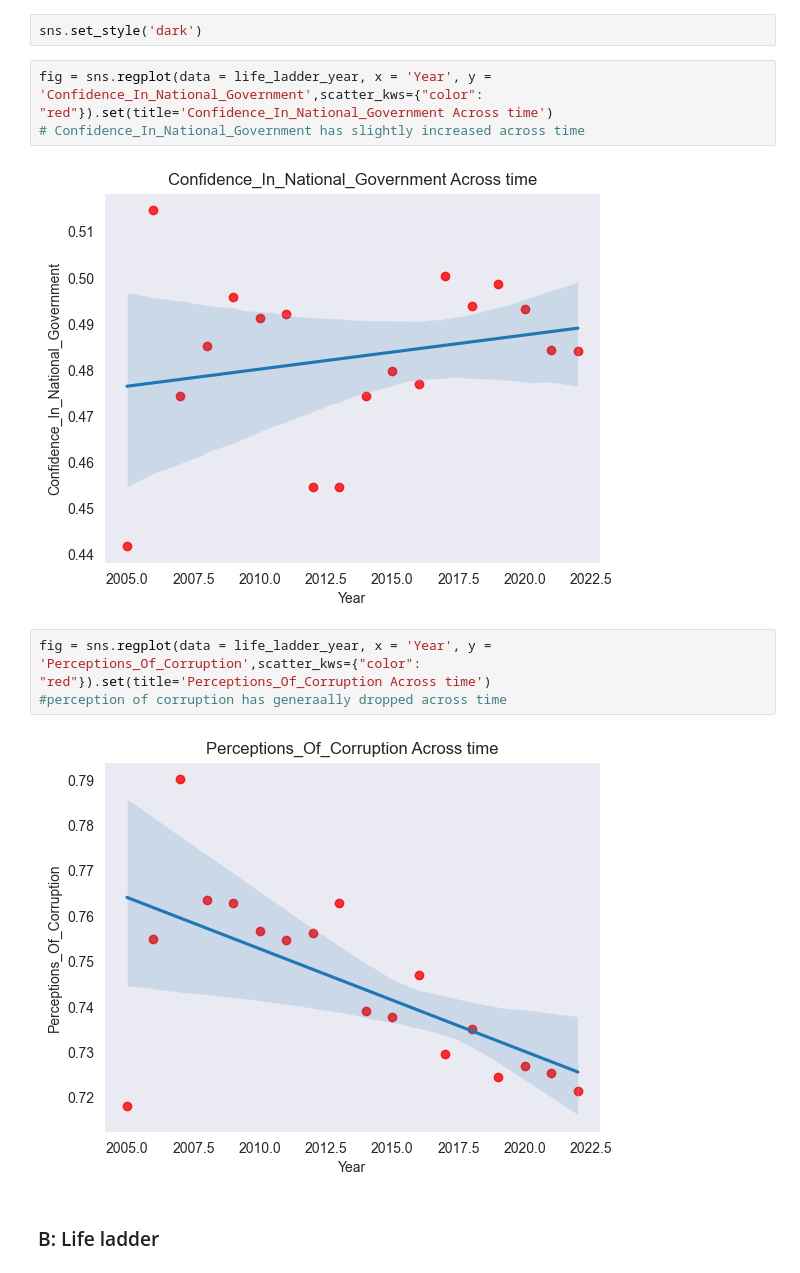
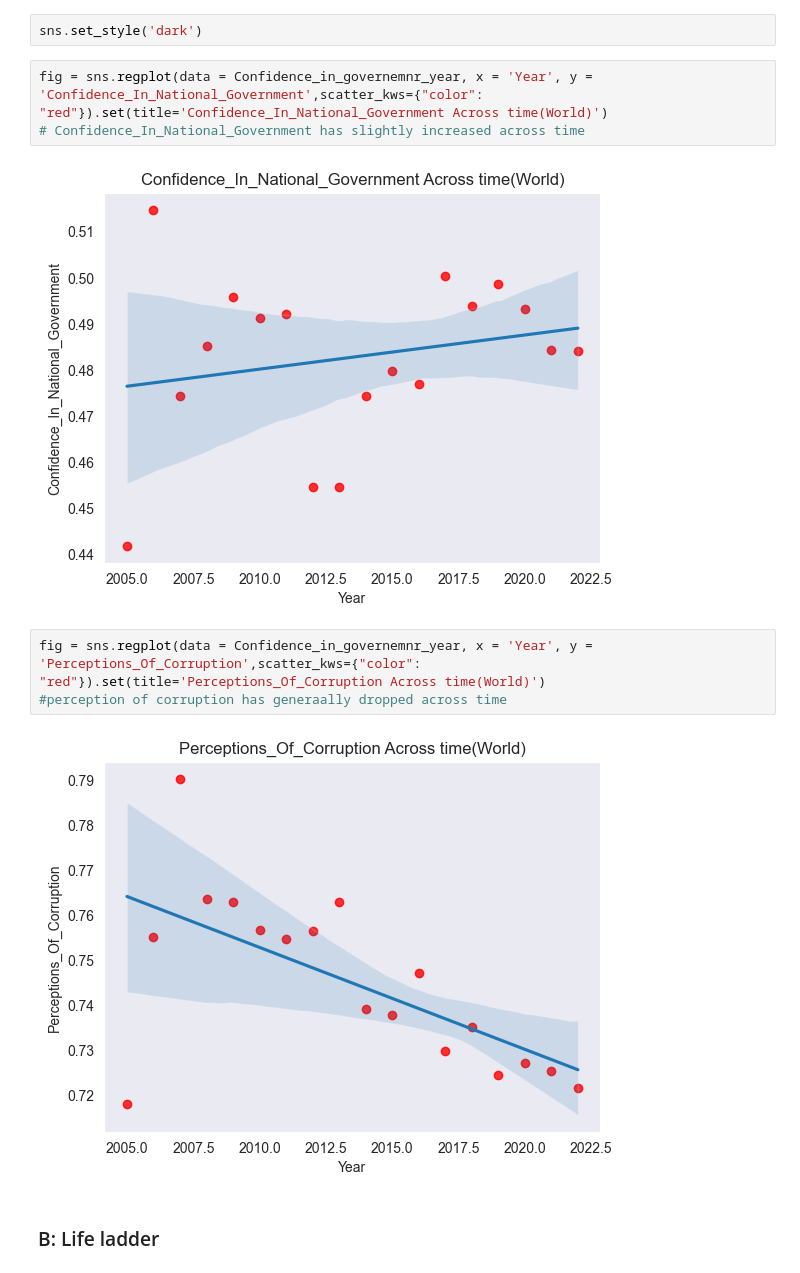
Before and after one commit to noob-noob1/Happiness-report, a Jupyter notebook: EDA.ipynb, the cells around one changed output. Saved outputs shown, nothing was run; the diff lists cells and outputs as text.

```diff
--- a/EDA.ipynb
+++ b/EDA.ipynb
@@ -55,15 +55,15 @@ Confidence_in_governemnr_year= pd.DataFrame(World_happiness.groupby("Year")[["Co
 # %%
 sns.set_style('dark')
 # %%
-fig = sns.regplot(data = life_ladder_year, x = 'Year', y = 'Confidence_In_National_Government',scatter_kws={"color": "red"}).set(title='Confidence_In_National_Government Across time')
+fig = sns.regplot(data = Confidence_in_governemnr_year, x = 'Year', y = 'Confidence_In_National_Government',scatter_kws={"color": "red"}).set(title='Confidence_In_National_Government Across time(World)')
 # Confidence_In_National_Government has slightly increased across time
 # %% [output]
-[figure, old version]
+[figure, new version]
 # %%
-fig = sns.regplot(data = life_ladder_year, x = 'Year', y = 'Perceptions_Of_Corruption',scatter_kws={"color": "red"}).set(title='Perceptions_Of_Corruption Across time')
+fig = sns.regplot(data = Confidence_in_governemnr_year, x = 'Year', y = 'Perceptions_Of_Corruption',scatter_kws={"color": "red"}).set(title='Perceptions_Of_Corruption Across time(World)')
 #perception of corruption has generaally dropped across time
 # %% [output]
-[figure, old version]
+[figure, new version]
 # %% [markdown]
 ### B: Life ladder
 # %%
```
Also changed, not shown: parts of 26 cells of this notebook.
